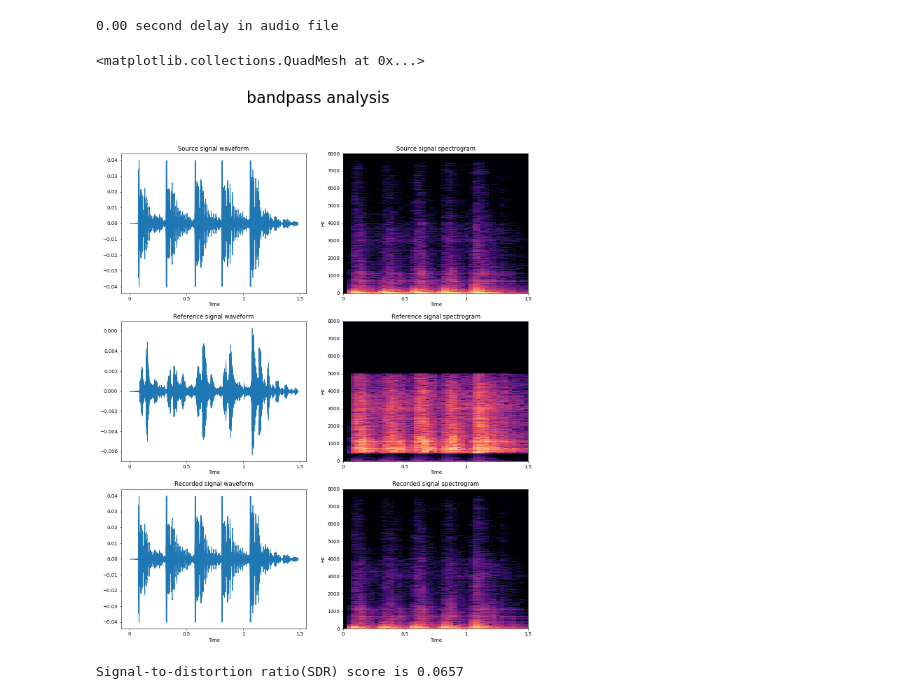
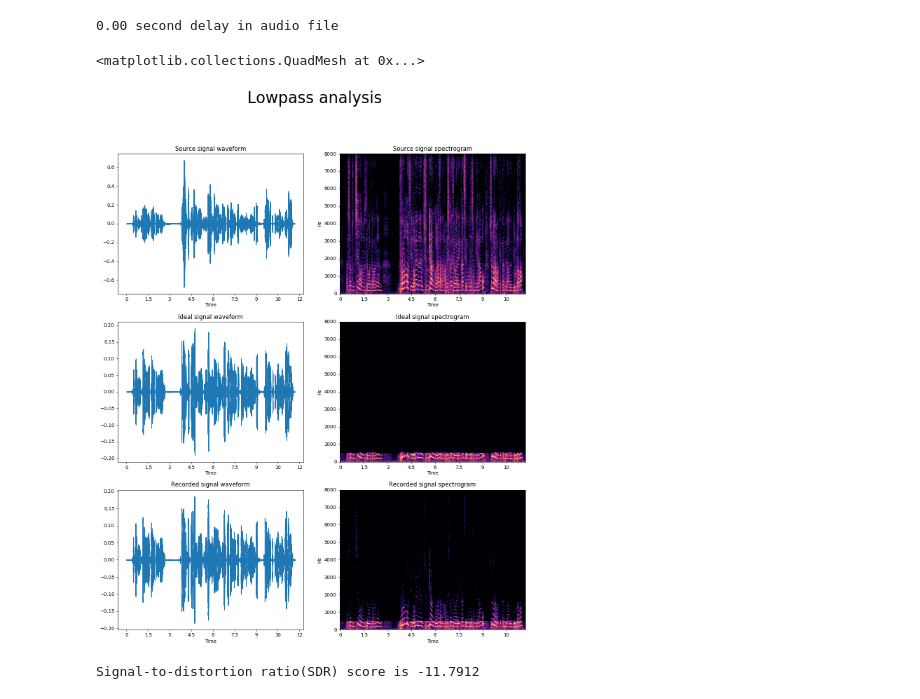
Before and after one commit to mystlee/21_elec_exp, a Jupyter notebook: main.ipynb, the cells around one changed output. Cells and saved outputs as stored; diff of their text form; code cells hidden in the pictures.

```diff
--- a/main.ipynb
+++ b/main.ipynb
@@ -35,7 +35,7 @@ import bss_eval
 # %%
 # MODIFY THE SAMPLE AND FILTER
 sample_mode = 'speech' # speech or music
-filter_mode = 'bandpass' # lowpass, highpass, or bandpass
+filter_mode = 'Lowpass' # lowpass, highpass, or bandpass
 # %%
 # DO NOT MODIFY PARAMETER!
 fc = [500, 5000]
@@ -77,37 +77,37 @@ else:
 # %%
 fig = plt.figure(dpi = 50, figsize = (15, 18), facecolor = 'white')
 fig.suptitle('{} analysis'.format(filter_mode), fontsize = 32)
 ax = plt.subplot(321)
 ax.set(title = 'Source signal waveform')
 librosa.display.waveshow(sig, sr = fs, max_points = fs//2, x_axis = 'time')
 ax = plt.subplot(322)
 ax.set(title = 'Source signal spectrogram')
 SIG = librosa.amplitude_to_db(np.abs(librosa.stft(sig)), ref = np.max)
 librosa.display.specshow(SIG, y_axis = 'linear', x_axis = 'time', sr = fs)
 ax = plt.subplot(323)
-ax.set(title = 'Reference signal waveform')
+ax.set(title = 'Ideal signal waveform')
 librosa.display.waveshow(ref, sr = fs, max_points = fs//2, x_axis = 'time')
 ax = plt.subplot(324)
-ax.set(title = 'Reference signal spectrogram')
+ax.set(title = 'Ideal signal spectrogram')
 REF = librosa.amplitude_to_db(np.abs(librosa.stft(ref)), ref = np.max)
 librosa.display.specshow(REF, y_axis = 'linear', x_axis = 'time', sr = fs)
 ax = plt.subplot(325)
 ax.set(title = 'Recorded signal waveform')
 librosa.display.waveshow(dis_rs, sr = fs, max_points = fs//2, x_axis = 'time')
 ax = plt.subplot(326)
 ax.set(title = 'Recorded signal spectrogram')
 DIS = librosa.amplitude_to_db(np.abs(librosa.stft(dis_rs)), ref = np.max)
 librosa.display.specshow(DIS, y_axis = 'linear', x_axis = 'time', sr = fs)
 # %% [output]
 <matplotlib.collections.QuadMesh at 0x...>
-[figure, old version]
+[figure, new version]
 # %%
 # DO NOT MODIFY BELOW CODE
 # Objective measure
 sdr, _, _, _ = bss_eval.bss_eval_sources(np.reshape(ref, (1, -1)), np.reshape(dis_rs, (1, -1)))
 print('Signal-to-distortion ratio(SDR) score is {:.4f}'.format(sdr[0]))
 # %% [output]
-Signal-to-distortion ratio(SDR) score is 0.0657
+Signal-to-distortion ratio(SDR) score is -11.7912
 # %%
 # Save figure
 fig.savefig('{}_exp.png'.format(filter_mode), transparent = True)
```
Also changed, not shown: parts of 1 cell of this notebook, 1 other file.
